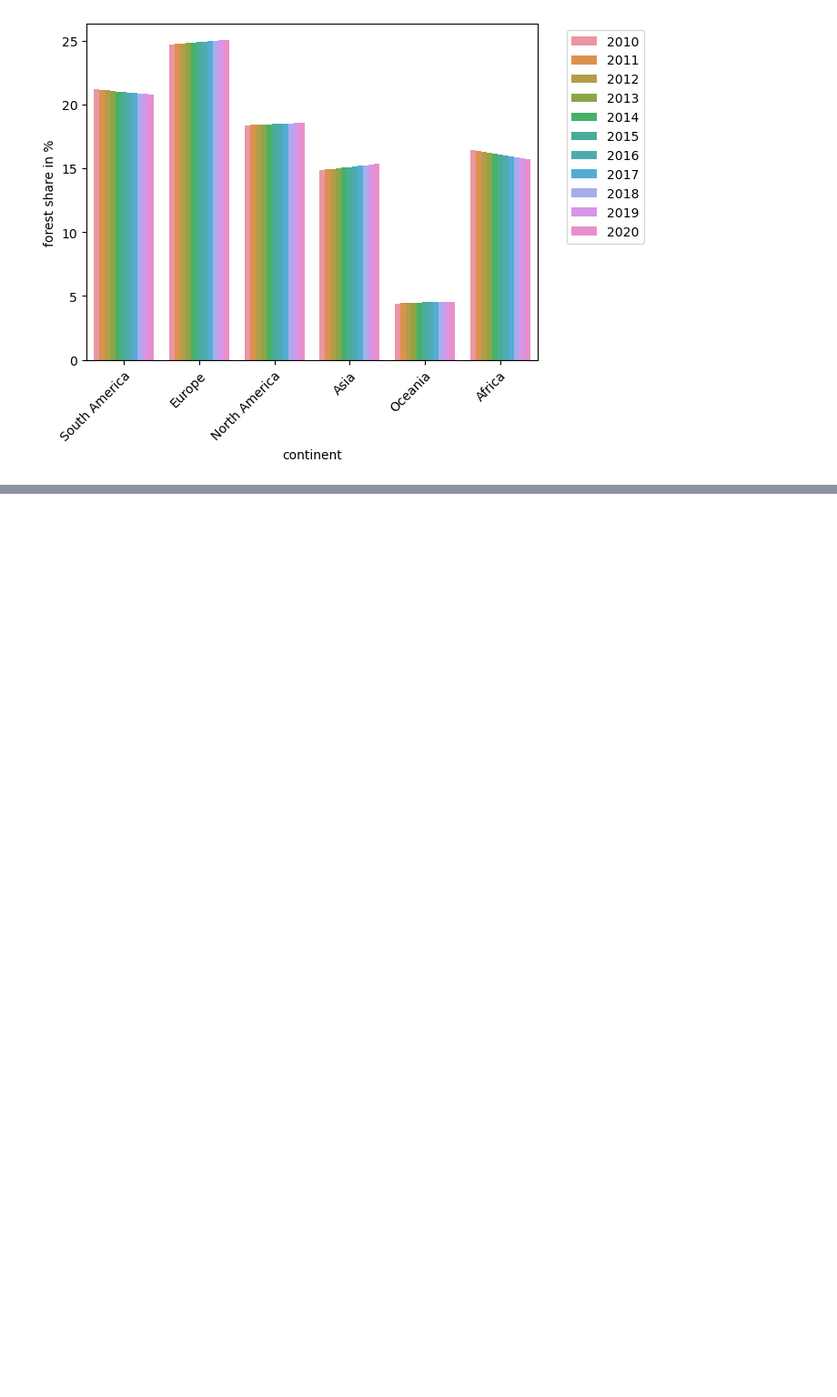
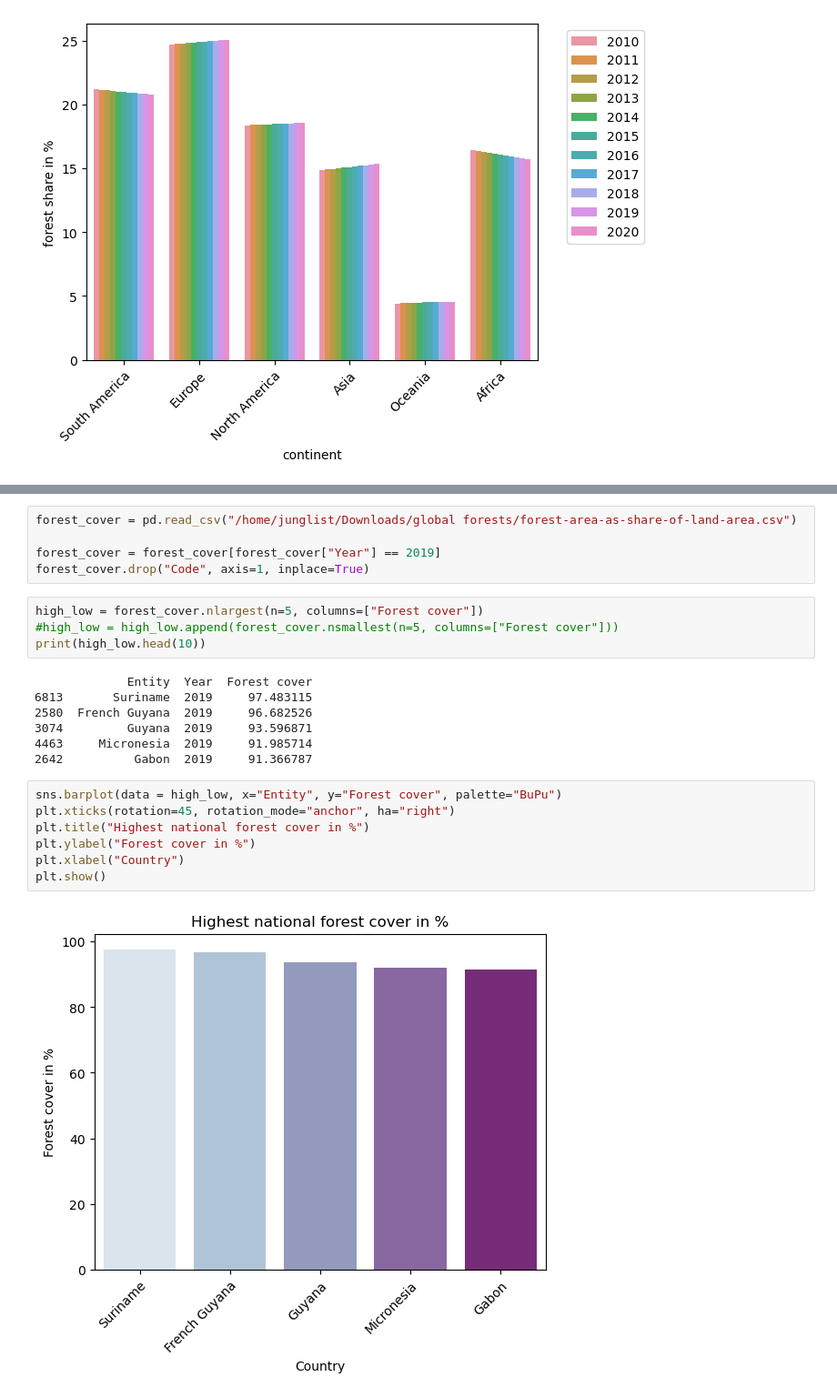
Before and after one commit to c0dama/forest-cover, a Jupyter notebook: global_forests.ipynb, the cells around one changed output, grey strips where cells are left out. Shown at 91% size. Saved outputs shown, nothing was run; the diff lists cells and outputs as text; blank space fills up the shorter version.

```diff
--- a/global_forests.ipynb
+++ b/global_forests.ipynb
@@ -100,0 +76,25 @@ print(df.head(10))
+# %%
+forest_cover = pd.read_csv("/home/junglist/Downloads/global forests/forest-area-as-share-of-land-area.csv")
+
+forest_cover = forest_cover[forest_cover["Year"] == 2019]
+forest_cover.drop("Code", axis=1, inplace=True)
+# %%
+high_low = forest_cover.nlargest(n=5, columns=["Forest cover"])
+#high_low = high_low.append(forest_cover.nsmallest(n=5, columns=["Forest cover"]))
+print(high_low.head(10))
+# %% [output]
+             Entity  Year  Forest cover
+6813       Suriname  2019     97.483115
+2580  French Guyana  2019     96.682526
+3074         Guyana  2019     93.596871
+4463     Micronesia  2019     91.985714
+2642          Gabon  2019     91.366787
+# %%
+sns.barplot(data = high_low, x="Entity", y="Forest cover", palette="BuPu")
+plt.xticks(rotation=45, rotation_mode="anchor", ha="right")
+plt.title("Highest national forest cover in %")
+plt.ylabel("Forest cover in %")
+plt.xlabel("Country")
+plt.show()
+# %% [output]
+[figure, added]
```
Also changed, not shown: parts of 5 cells of this notebook.
